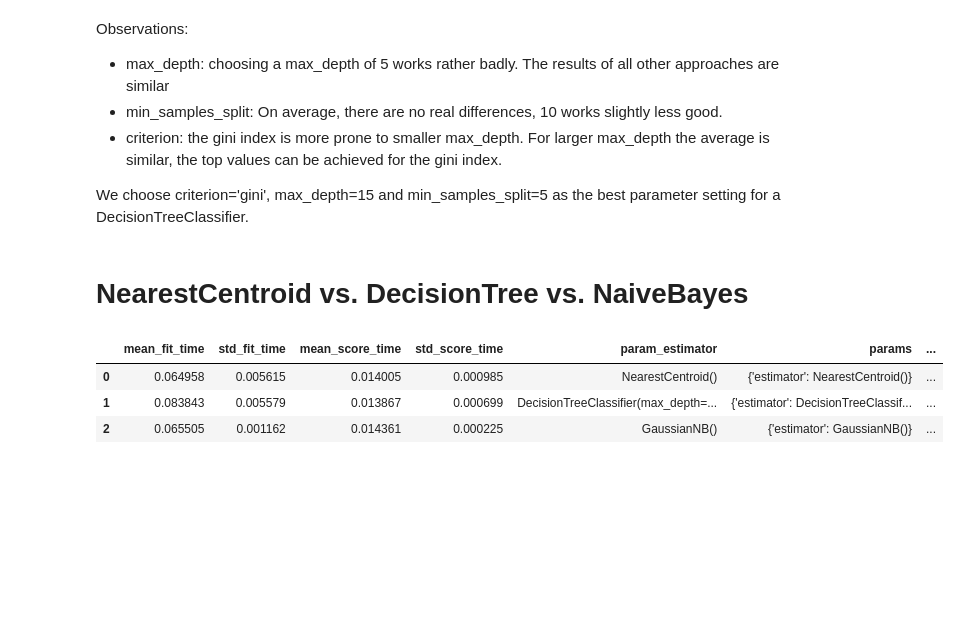
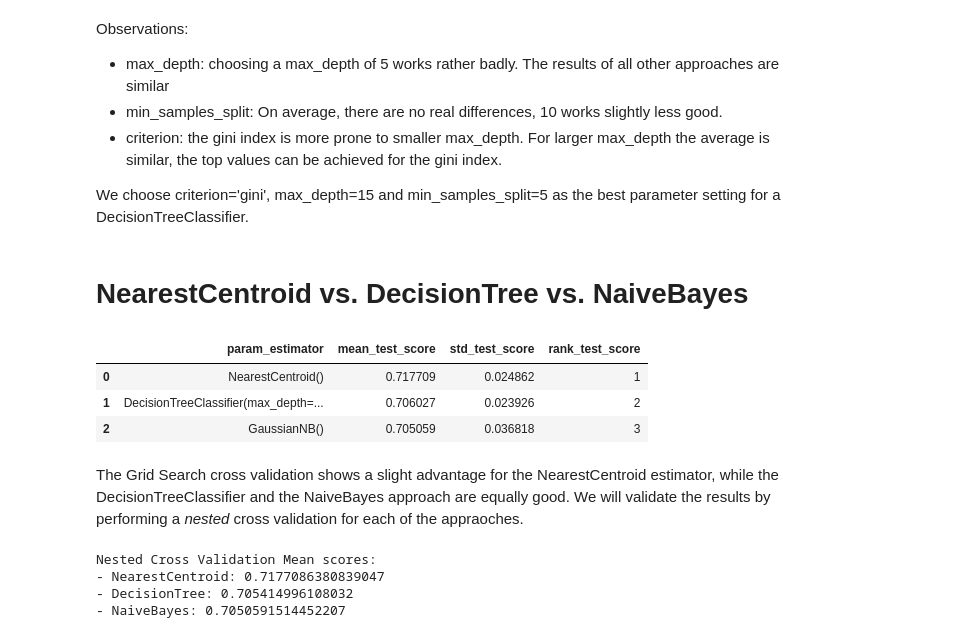
Before and after one commit to mograev/btvote, a Jupyter notebook: notebooks/3-classification.ipynb, the cells around one changed output. Cells and saved outputs as stored; diff of their text form; code cells hidden in the pictures; blank space fills up the shorter version.

```diff
--- a/notebooks/3-classification.ipynb
+++ b/notebooks/3-classification.ipynb
@@ -158,24 +158,48 @@ We choose criterion='gini', max_depth=15 and min_samples_split=5 as the best par
 # %%
 # set parameter grid
 parameters = {
     'estimator': [NearestCentroid(metric='euclidean'),
                   DecisionTreeClassifier(criterion='gini', max_depth=15, min_samples_split=5),
                   GaussianNB()
                   ]
 }
 
-# TODO: Evaluate these last three methods using nested cross validation
 # create the grid search instance
 grid_search_estimator = GridSearchCV(pipeline, parameters, scoring=f1, cv=stratified_10_fold_cv, error_score='raise')
 
 # run the grid search
 grid_search_estimator.fit(btvote_data, btvote_target)
 
 # results of all hyper-parameter combinations
 results = pd.DataFrame(grid_search_estimator.cv_results_)
-display(results)
+display(results[['param_estimator','mean_test_score','std_test_score','rank_test_score']])
 # %% [output]
-|  | mean_fit_time | std_fit_time | mean_score_time | std_score_time | param_estimator | params | ... |
-| 0 | 0.064958 | 0.005615 | 0.014005 | 0.000985 | NearestCentroid() | {'estimator': NearestCentroid()} | ... |
-| 1 | 0.083843 | 0.005579 | 0.013867 | 0.000699 | DecisionTreeClassifier(max_depth=... | {'estimator': DecisionTreeClassif... | ... |
-| 2 | 0.065505 | 0.001162 | 0.014361 | 0.000225 | GaussianNB() | {'estimator': GaussianNB()} | ... |
+|  | param_estimator | mean_test_score | std_test_score | rank_test_score |
+| 0 | NearestCentroid() | 0.717709 | 0.024862 | 1 |
+| 1 | DecisionTreeClassifier(max_depth=... | 0.706027 | 0.023926 | 2 |
+| 2 | GaussianNB() | 0.705059 | 0.036818 | 3 |
+# %% [markdown]
+The Grid Search cross validation shows a slight advantage for the NearestCentroid estimator, while the DecisionTreeClassifier and the NaiveBayes approach are equally good.
+We will validate the results by performing a *nested* cross validation for each of the appraoches.
+# %%
+from sklearn.model_selection import cross_val_score
+
+# We use stratified 10 fold cross validation for the inner and the outer fold.
+print('Nested Cross Validation Mean scores:')
+
+# NearestCentroid
+pipeline.set_params(estimator=NearestCentroid(metric='euclidean'))
+print('- NearestCentroid: {}'.format(cross_val_score(pipeline, btvote_data, btvote_target, cv=stratified_10_fold_cv, scoring=f1).mean()))
+
+# NearestCentroid
+pipeline.set_params(estimator=DecisionTreeClassifier(criterion='gini', max_depth=15, min_samples_split=5))
+print('- DecisionTree: {}'.format(cross_val_score(pipeline, btvote_data, btvote_target, cv=stratified_10_fold_cv, scoring=f1).mean()))
+
+# NearestCentroid
+pipeline.set_params(estimator=GaussianNB())
+print('- NaiveBayes: {}'.format(cross_val_score(pipeline, btvote_data, btvote_target, cv=stratified_10_fold_cv, scoring=f1).mean()))
+# %% [output]
+Nested Cross Validation Mean scores:
+- NearestCentroid: 0.7177086380839047
+- DecisionTree: 0.705414996108032
+- NaiveBayes: 0.7050591514452207
```
Also changed, not shown: parts of 20 cells of this notebook.
